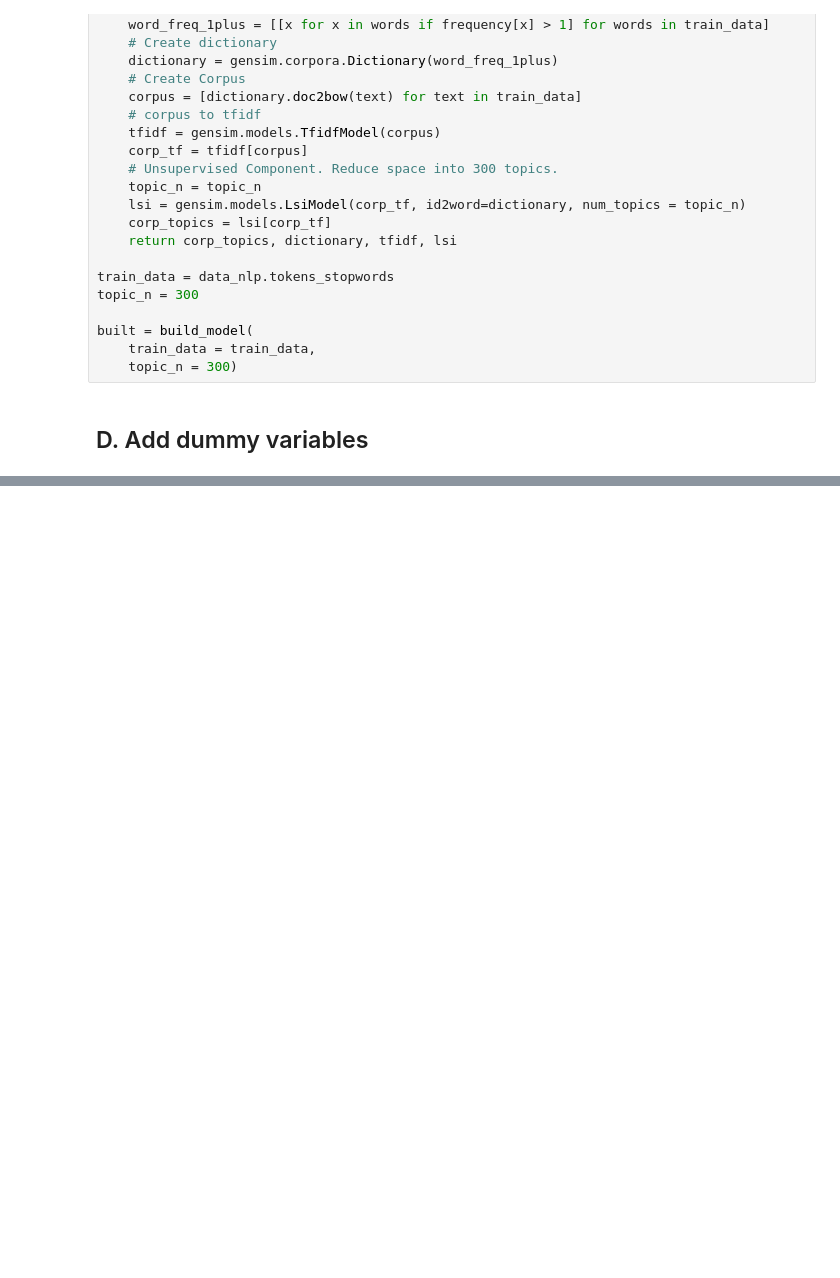
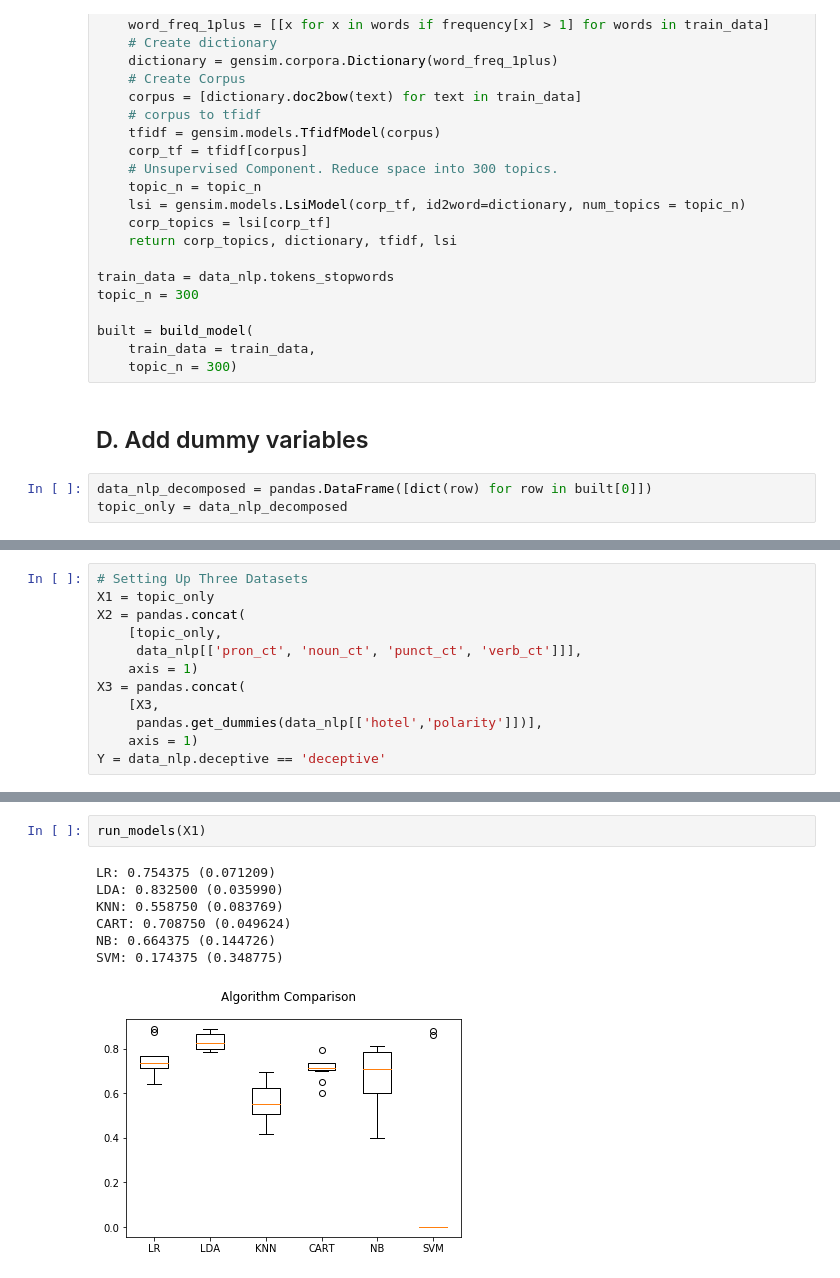
Before and after one commit to chrisgian/Capstone2-NLP-Hotel-Reviews, a Jupyter notebook: Capstone 2 - Topic Modeling and Prediction of Deceptive Reviews.ipynb, the cells around one changed output, grey strips where cells are left out. Drawn from its saved outputs; the diff is of its cells as text; blank space fills up the shorter version.

```diff
--- a/Capstone 2 - Topic Modeling and Prediction of Deceptive Reviews.ipynb
+++ b/Capstone 2 - Topic Modeling and Prediction of Deceptive Reviews.ipynb
@@ -267,4 +269,7 @@ built = build_model(
     topic_n = 300)
 # %% [markdown]
 ## D. Add dummy variables
+# %%
+data_nlp_decomposed = pandas.DataFrame([dict(row) for row in built[0]])
+topic_only = data_nlp_decomposed
 # %%
@@ -325,0 +303,12 @@ Y = data_nlp.deceptive == 'deceptive'
+# %%
+# Setting Up Three Datasets
+X1 = topic_only
+X2 = pandas.concat(
+    [topic_only,
+     data_nlp[['pron_ct', 'noun_ct', 'punct_ct', 'verb_ct']]],
+    axis = 1)
+X3 = pandas.concat(
+    [X3,
+     pandas.get_dummies(data_nlp[['hotel','polarity']])],
+    axis = 1)
+Y = data_nlp.deceptive == 'deceptive'
@@ -363,0 +376,10 @@ SVM: 0.441250 (0.118196)
+# %%
+run_models(X1)
+# %% [output]
+LR: 0.754375 (0.071209)
+LDA: 0.832500 (0.035990)
+KNN: 0.558750 (0.083769)
+CART: 0.708750 (0.049624)
+NB: 0.664375 (0.144726)
+SVM: 0.174375 (0.348775)
+[figure, added]
```
Also changed, not shown: parts of 30 cells of this notebook.
